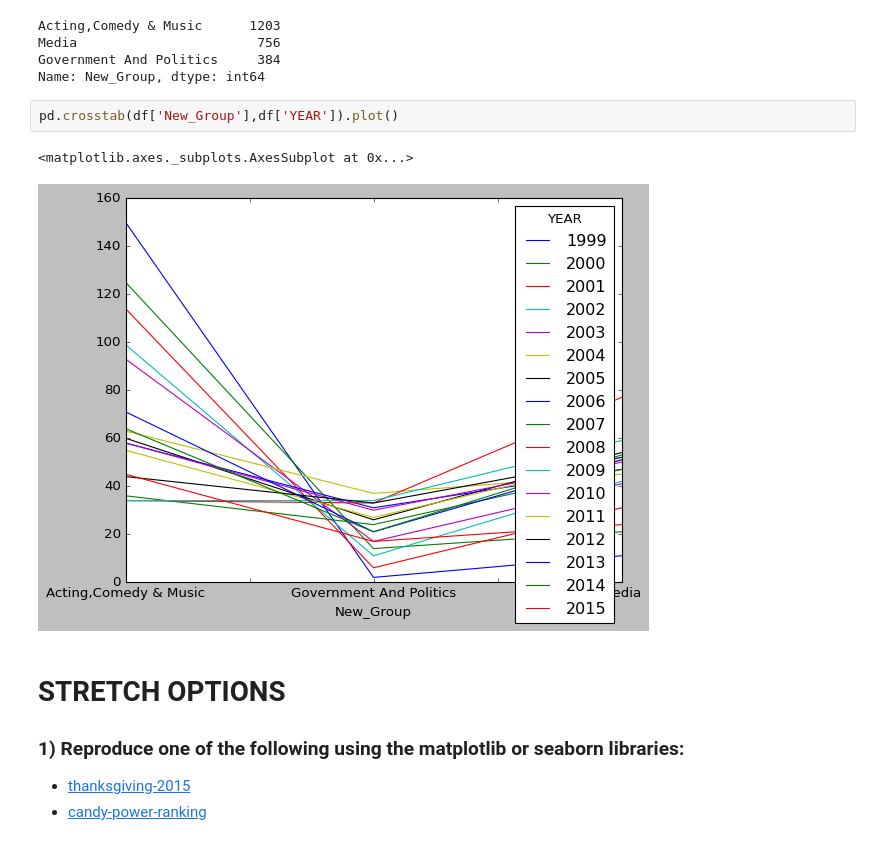
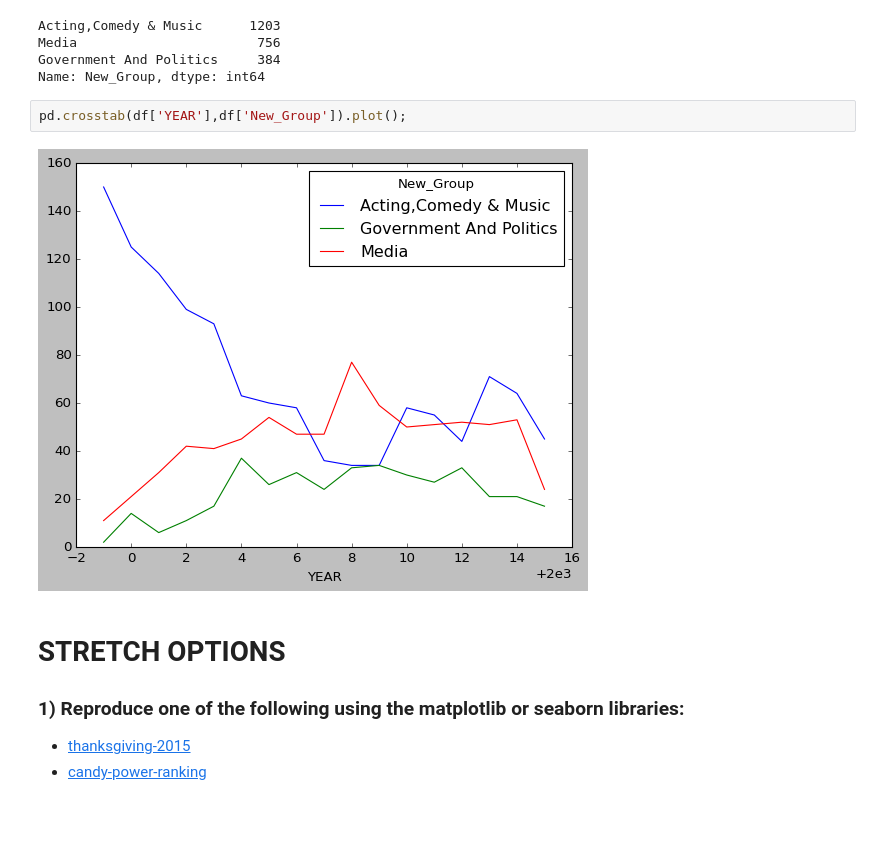
Before and after one commit to ranaharoonkhan/DS-Unit-1-Sprint-1-Data-Wrangling-and-Storytelling, a Jupyter notebook: module4-make-explanatory-visualizations/LS_DS_114_Make_Explanatory_Visualizations_Assignment.ipynb, the cells around one changed output. Drawn from its saved outputs; the diff is of its cells as text; blank space fills up the shorter version.

```diff
--- a/module4-make-explanatory-visualizations/LS_DS_114_Make_Explanatory_Visualizations_Assignment.ipynb
+++ b/module4-make-explanatory-visualizations/LS_DS_114_Make_Explanatory_Visualizations_Assignment.ipynb
@@ -212,10 +212,9 @@ Media                       756
 Government And Politics     384
 Name: New_Group, dtype: int64
 # %%
-pd.crosstab(df['New_Group'],df['YEAR']).plot()
+pd.crosstab(df['YEAR'],df['New_Group']).plot();
 # %% [output]
-<matplotlib.axes._subplots.AxesSubplot at 0x...>
-[figure, old version]
+[figure, new version]
 # %% [markdown]
 # STRETCH OPTIONS
 
```
